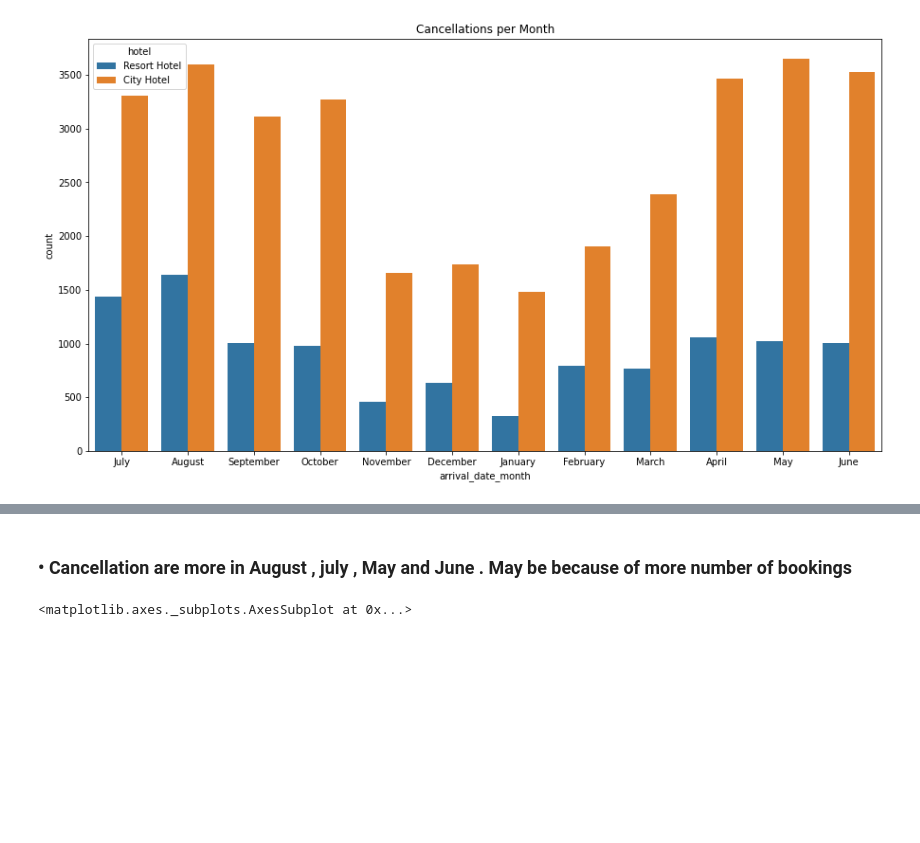
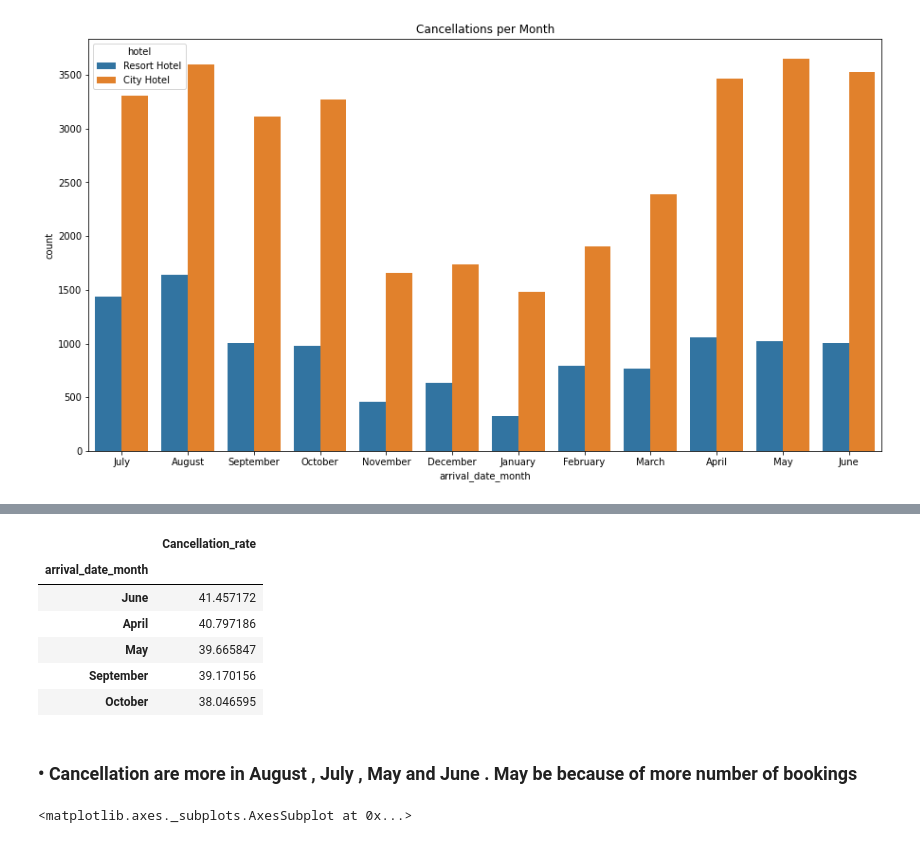
Before and after one commit to Dany511/Coursera_Capstone, a Jupyter notebook: Copy_of_Hotel_Booking_Analysis_Capstone_Project.ipynb, the cells around one changed output, grey strips where cells are left out. Drawn from its saved outputs; the diff is of its cells as text; code cells hidden in the pictures; blank space fills up the shorter version.

```diff
--- a/Copy_of_Hotel_Booking_Analysis_Capstone_Project.ipynb
+++ b/Copy_of_Hotel_Booking_Analysis_Capstone_Project.ipynb
@@ -459,5 +487,24 @@ sns.countplot(x='arrival_date_month',data=df1,hue='hotel')
+# %%
+# Total bookings per month
+total_bookings=df.groupby(['arrival_date_month'])[['arrival_date_month']].count()
+# %%
+# Total cancellations per month
+cancellations=df1.groupby(['arrival_date_month'])[['arrival_date_month']].count()
+# %%
+# Cancellation rate per month
+r=cancellations/total_bookings*100
+r=r.rename(columns={'arrival_date_month':'Cancellation_rate'})
+r.sort_values(by='Cancellation_rate',ascending=False).head(5)
+# %% [output]
+|  | Cancellation_rate |
+| arrival_date_month |  |
+| June | 41.457172 |
+| April | 40.797186 |
+| May | 39.665847 |
+| September | 39.170156 |
+| October | 38.046595 |
 # %% [markdown]
-### • Cancellation are  more in August , july , May and June . May be because of more  number of bookings
+### • Cancellation are  more in August , July , May and June . May be because of more  number of bookings
 # %%
 df1.groupby('customer_type')['is_canceled'].count().sort_values(ascending=False).plot(kind='pie',y='hotel',autopct='%0.1f%%',title='Percentage of Cancellations for different customer type',figsize=(12,8))
 # %% [output]
```
Also changed, not shown: parts of 9 cells of this notebook.
